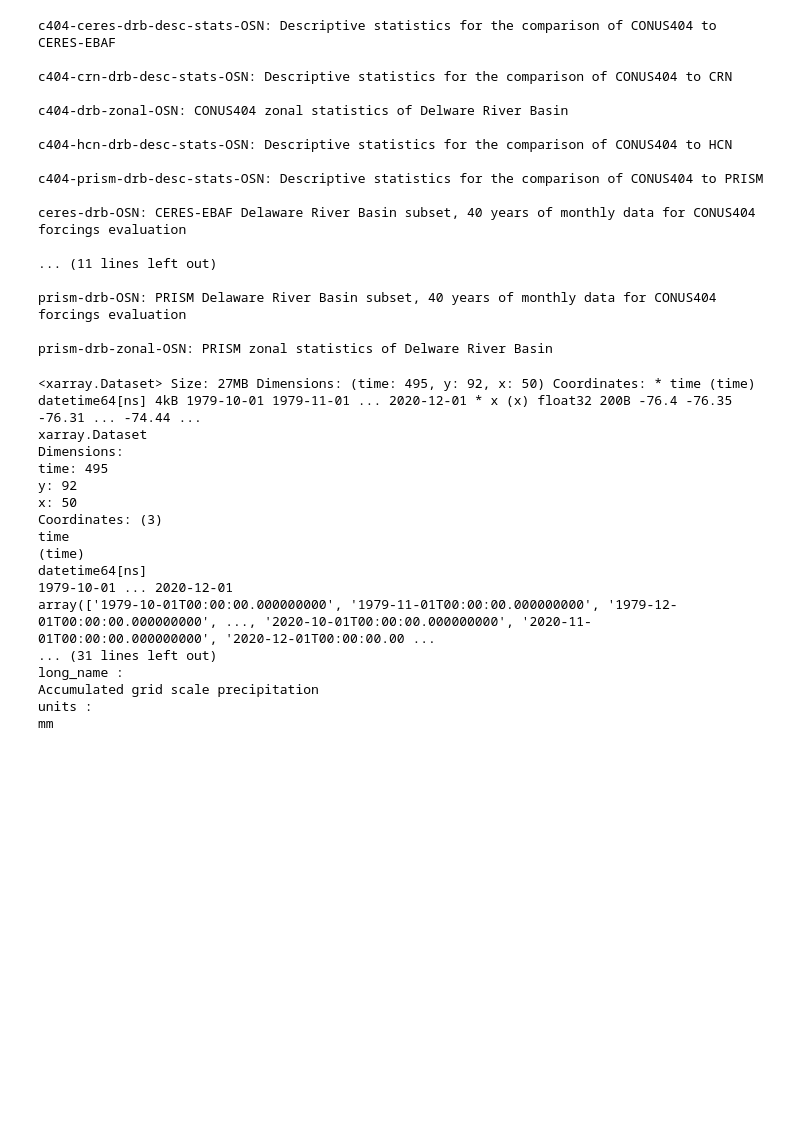
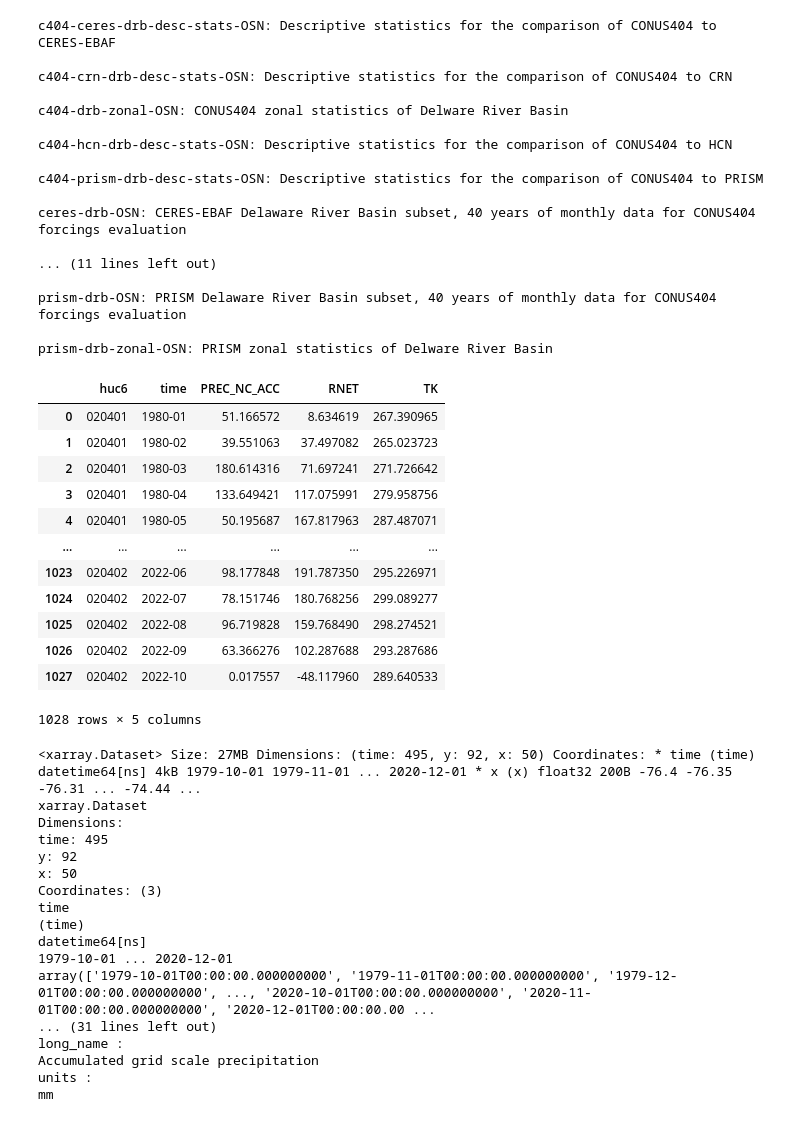
Before and after one commit to hytest-org/hytest, a Jupyter notebook: evaluation/tutorials/CONUS404/3_CONUS404_DRB_Visualization.ipynb, the cells around one changed output. Saved outputs shown, nothing was run; the diff lists cells and outputs as text; code cells hidden in the pictures; blank space fills up the shorter version.

```diff
--- a/evaluation/tutorials/CONUS404/3_CONUS404_DRB_Visualization.ipynb
+++ b/evaluation/tutorials/CONUS404/3_CONUS404_DRB_Visualization.ipynb
@@ -118,6 +118,23 @@ ceres-drb-OSN: CERES-EBAF Delaware River Basin subset, 40 years of monthly data
 prism-drb-OSN: PRISM Delaware River Basin subset, 40 years of monthly data for CONUS404 forcings evaluation
 
 prism-drb-zonal-OSN: PRISM zonal statistics of Delware River Basin
+# %%
+conus404_drb_zonal = conus404_drb_cat['c404-drb-zonal-OSN'].read()
+conus404_drb_zonal
+# %% [output]
+|  | huc6 | time | PREC_NC_ACC | RNET | TK |
+| 0 | 020401 | 1980-01 | 51.166572 | 8.634619 | 267.390965 |
+| 1 | 020401 | 1980-02 | 39.551063 | 37.497082 | 265.023723 |
+| 2 | 020401 | 1980-03 | 180.614316 | 71.697241 | 271.726642 |
+| 3 | 020401 | 1980-04 | 133.649421 | 117.075991 | 279.958756 |
+| 4 | 020401 | 1980-05 | 50.195687 | 167.817963 | 287.487071 |
+| ... | ... | ... | ... | ... | ... |
+| 1023 | 020402 | 2022-06 | 98.177848 | 191.787350 | 295.226971 |
+| 1024 | 020402 | 2022-07 | 78.151746 | 180.768256 | 299.089277 |
+| 1025 | 020402 | 2022-08 | 96.719828 | 159.768490 | 298.274521 |
+| 1026 | 020402 | 2022-09 | 63.366276 | 102.287688 | 293.287686 |
+| 1027 | 020402 | 2022-10 | 0.017557 | -48.117960 | 289.640533 |
+1028 rows × 5 columns
 # %%
 prism_drb = conus404_drb_cat['prism-drb-OSN'].to_dask()
 prism_drb
```
